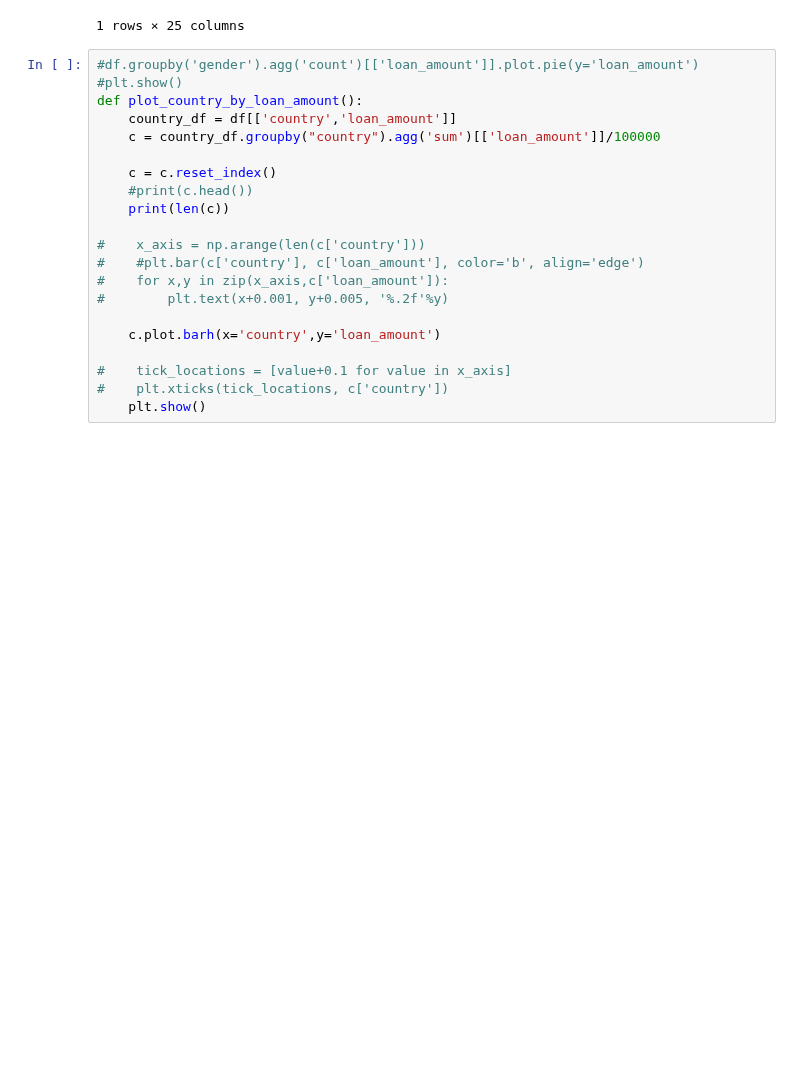
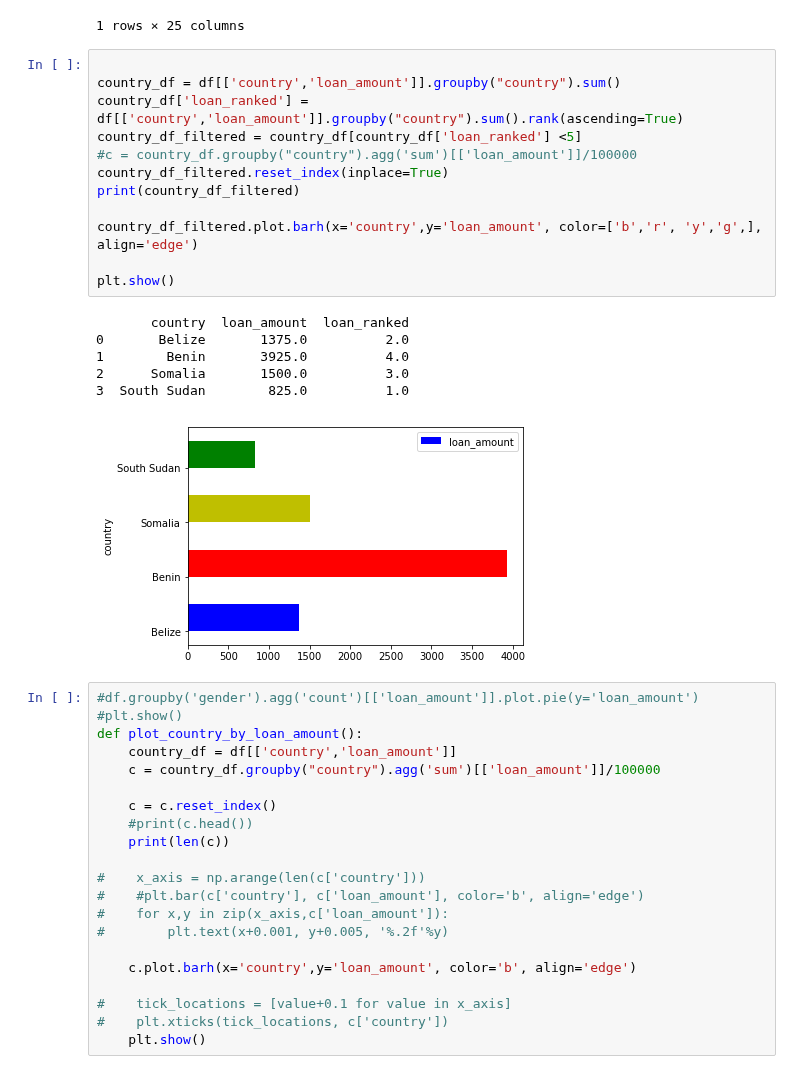
Before and after one commit to feng443/RUDS-Proj1-Kiva-Crowd-Funding-Visualization, a Jupyter notebook: Anuj_kiva_data_exploring.ipynb, the cells around one changed output. Saved outputs shown, nothing was run; the diff lists cells and outputs as text; blank space fills up the shorter version.

```diff
--- a/Anuj_kiva_data_exploring.ipynb
+++ b/Anuj_kiva_data_exploring.ipynb
@@ -20,6 +20,25 @@ df.head(1)
 |  | Unnamed: 0 | Unnamed: 0.1 | id | funded_amount | loan_amount | activity | sector | use | ... |
 | 0 | 6883 | 264956 | 912251 | 575.0 | 975.0 | Grocery Store | Food | to buy more products such as meat... | ... |
 1 rows × 25 columns
+# %%
+
+country_df = df[['country','loan_amount']].groupby("country").sum()
+country_df['loan_ranked'] = df[['country','loan_amount']].groupby("country").sum().rank(ascending=True)
+country_df_filtered = country_df[country_df['loan_ranked'] <5]
+#c = country_df.groupby("country").agg('sum')[['loan_amount']]/100000
+country_df_filtered.reset_index(inplace=True)
+print(country_df_filtered)
+
+country_df_filtered.plot.barh(x='country',y='loan_amount', color=['b','r', 'y','g',], align='edge')
+
+plt.show()
+# %% [output]
+       country  loan_amount  loan_ranked
+0       Belize       1375.0          2.0
+1        Benin       3925.0          4.0
+2      Somalia       1500.0          3.0
+3  South Sudan        825.0          1.0
+[figure, added]
 # %%
 #df.groupby('gender').agg('count')[['loan_amount']].plot.pie(y='loan_amount')
 #plt.show()
@@ -36,7 +55,7 @@ def plot_country_by_loan_amount():
 #    for x,y in zip(x_axis,c['loan_amount']):
 #        plt.text(x+0.001, y+0.005, '%.2f'%y)
 
-    c.plot.barh(x='country',y='loan_amount')
+    c.plot.barh(x='country',y='loan_amount', color='b', align='edge')
 
 #    tick_locations = [value+0.1 for value in x_axis]
 #    plt.xticks(tick_locations, c['country'])
```
Also changed, not shown: parts of 1 cell of this notebook, 10 other files.
